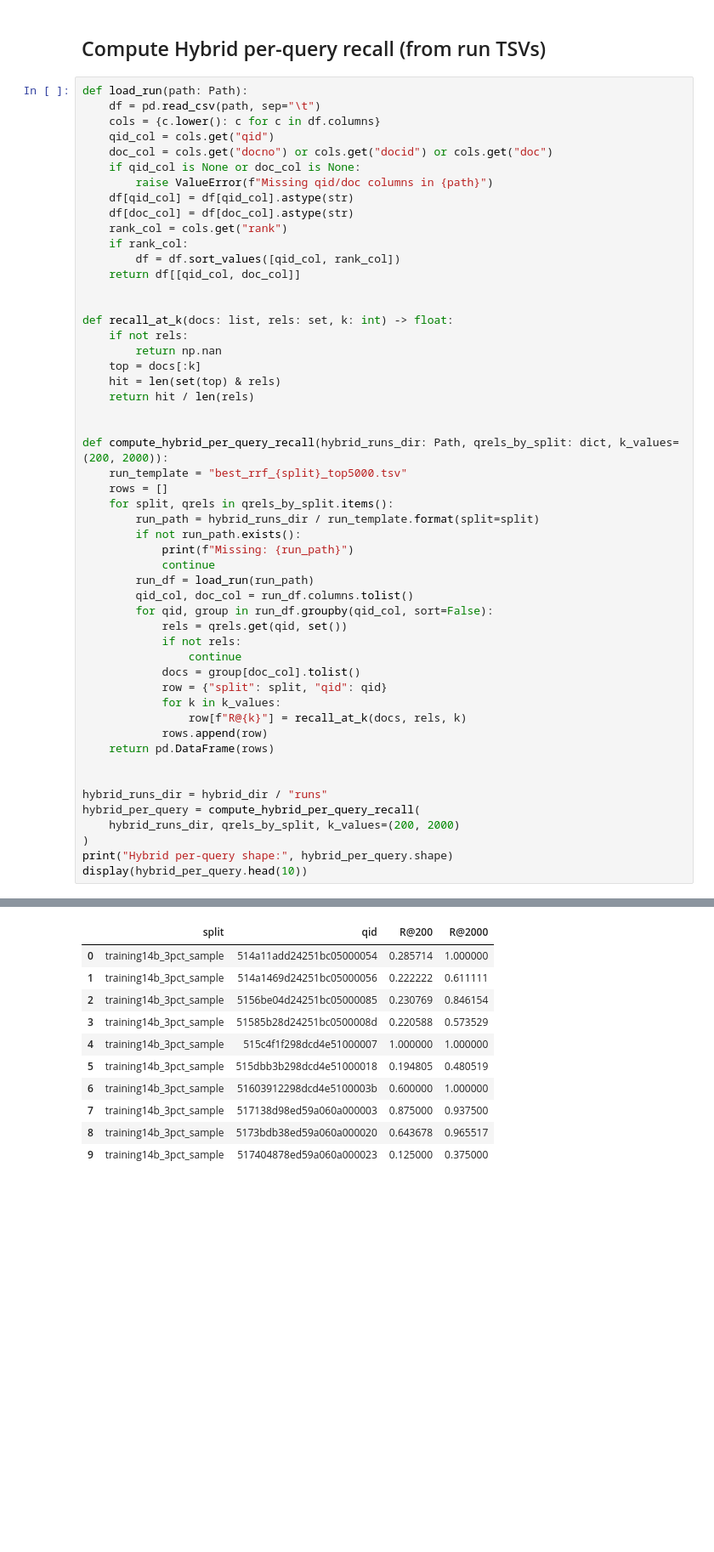
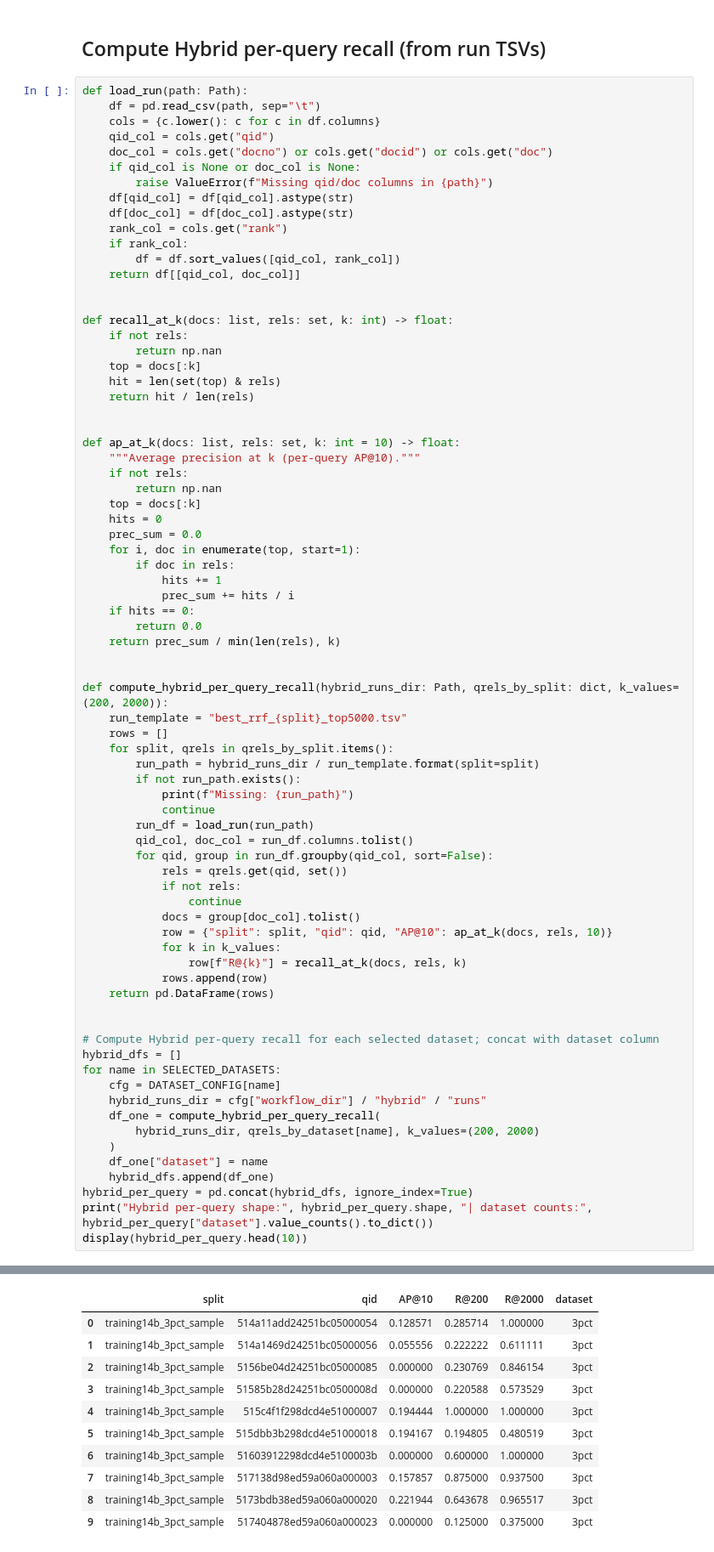
Before and after one commit to fulaibaowang/BioASQ, a Jupyter notebook: notebooks/analyze_workflow_results.ipynb, the cells around one changed output, grey strips where cells are left out. Shown at 85% size. Saved outputs shown, nothing was run; the diff lists cells and outputs as text; blank space fills up the shorter version.

```diff
--- a/notebooks/analyze_workflow_results.ipynb
+++ b/notebooks/analyze_workflow_results.ipynb
@@ -128,6 +181,22 @@ def recall_at_k(docs: list, rels: set, k: int) -> float:
     return hit / len(rels)
 
 
+def ap_at_k(docs: list, rels: set, k: int = 10) -> float:
+    """Average precision at k (per-query AP@10)."""
+    if not rels:
+        return np.nan
+    top = docs[:k]
+    hits = 0
+    prec_sum = 0.0
+    for i, doc in enumerate(top, start=1):
+        if doc in rels:
+            hits += 1
+            prec_sum += hits / i
+    if hits == 0:
+        return 0.0
+    return prec_sum / min(len(rels), k)
+
+
 def compute_hybrid_per_query_recall(hybrid_runs_dir: Path, qrels_by_split: dict, k_values=(200, 2000)):
     run_template = "best_rrf_{split}_top5000.tsv"
     rows = []
@@ -143,17 +212,24 @@ def compute_hybrid_per_query_recall(hybrid_runs_dir: Path, qrels_by_split: dict,
             if not rels:
                 continue
             docs = group[doc_col].tolist()
-            row = {"split": split, "qid": qid}
+            row = {"split": split, "qid": qid, "AP@10": ap_at_k(docs, rels, 10)}
             for k in k_values:
                 row[f"R@{k}"] = recall_at_k(docs, rels, k)
             rows.append(row)
     return pd.DataFrame(rows)
 
 
-hybrid_runs_dir = hybrid_dir / "runs"
-hybrid_per_query = compute_hybrid_per_query_recall(
-    hybrid_runs_dir, qrels_by_split, k_values=(200, 2000)
-)
-print("Hybrid per-query shape:", hybrid_per_query.shape)
+# Compute Hybrid per-query recall for each selected dataset; concat with dataset column
+hybrid_dfs = []
+for name in SELECTED_DATASETS:
+    cfg = DATASET_CONFIG[name]
+    hybrid_runs_dir = cfg["workflow_dir"] / "hybrid" / "runs"
+    df_one = compute_hybrid_per_query_recall(
+        hybrid_runs_dir, qrels_by_dataset[name], k_values=(200, 2000)
+    )
+    df_one["dataset"] = name
+    hybrid_dfs.append(df_one)
+hybrid_per_query = pd.concat(hybrid_dfs, ignore_index=True)
+print("Hybrid per-query shape:", hybrid_per_query.shape, "| dataset counts:", hybrid_per_query["dataset"].value_counts().to_dict())
 display(hybrid_per_query.head(10))
 # %% [output]
@@ -161,14 +237,14 @@ Hybrid per-query shape: (242, 4)
-|  | split | qid | R@200 | R@2000 |
-| 0 | training14b_3pct_sample | 514a11add24251bc05000054 | 0.285714 | 1.000000 |
-| 1 | training14b_3pct_sample | 514a1469d24251bc05000056 | 0.222222 | 0.611111 |
-| 2 | training14b_3pct_sample | 5156be04d24251bc05000085 | 0.230769 | 0.846154 |
-| 3 | training14b_3pct_sample | 51585b28d24251bc0500008d | 0.220588 | 0.573529 |
-| 4 | training14b_3pct_sample | 515c4f1f298dcd4e51000007 | 1.000000 | 1.000000 |
-| 5 | training14b_3pct_sample | 515dbb3b298dcd4e51000018 | 0.194805 | 0.480519 |
-| 6 | training14b_3pct_sample | 51603912298dcd4e5100003b | 0.600000 | 1.000000 |
-| 7 | training14b_3pct_sample | 517138d98ed59a060a000003 | 0.875000 | 0.937500 |
-| 8 | training14b_3pct_sample | 5173bdb38ed59a060a000020 | 0.643678 | 0.965517 |
-| 9 | training14b_3pct_sample | 517404878ed59a060a000023 | 0.125000 | 0.375000 |
+|  | split | qid | AP@10 | R@200 | R@2000 | dataset |
+| 0 | training14b_3pct_sample | 514a11add24251bc05000054 | 0.128571 | 0.285714 | 1.000000 | 3pct |
+| 1 | training14b_3pct_sample | 514a1469d24251bc05000056 | 0.055556 | 0.222222 | 0.611111 | 3pct |
+| 2 | training14b_3pct_sample | 5156be04d24251bc05000085 | 0.000000 | 0.230769 | 0.846154 | 3pct |
+| 3 | training14b_3pct_sample | 51585b28d24251bc0500008d | 0.000000 | 0.220588 | 0.573529 | 3pct |
+| 4 | training14b_3pct_sample | 515c4f1f298dcd4e51000007 | 0.194444 | 1.000000 | 1.000000 | 3pct |
+| 5 | training14b_3pct_sample | 515dbb3b298dcd4e51000018 | 0.194167 | 0.194805 | 0.480519 | 3pct |
+| 6 | training14b_3pct_sample | 51603912298dcd4e5100003b | 0.000000 | 0.600000 | 1.000000 | 3pct |
+| 7 | training14b_3pct_sample | 517138d98ed59a060a000003 | 0.157857 | 0.875000 | 0.937500 | 3pct |
+| 8 | training14b_3pct_sample | 5173bdb38ed59a060a000020 | 0.221944 | 0.643678 | 0.965517 | 3pct |
+| 9 | training14b_3pct_sample | 517404878ed59a060a000023 | 0.000000 | 0.125000 | 0.375000 | 3pct |
 # %% [markdown]
 ---
 ## 1. Ceiling: Does Hybrid contain the gold by K=2000?
```
Also changed, not shown: parts of 19 cells of this notebook, 1 other file.
